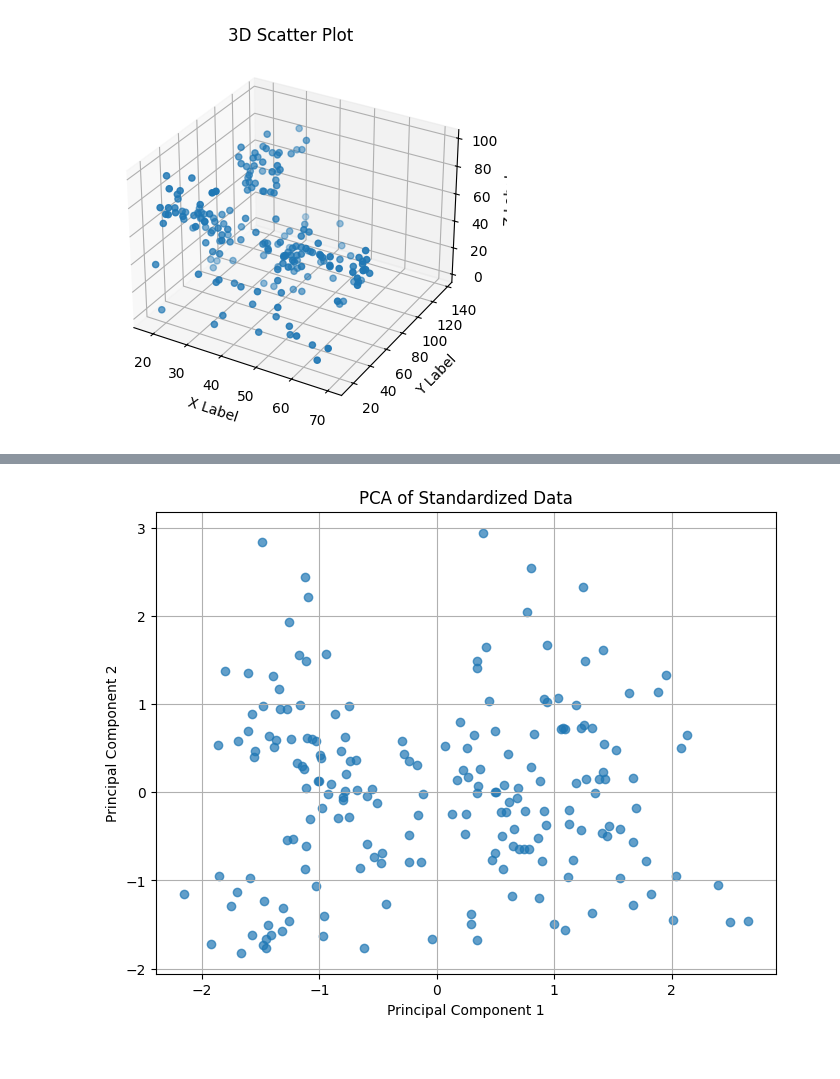
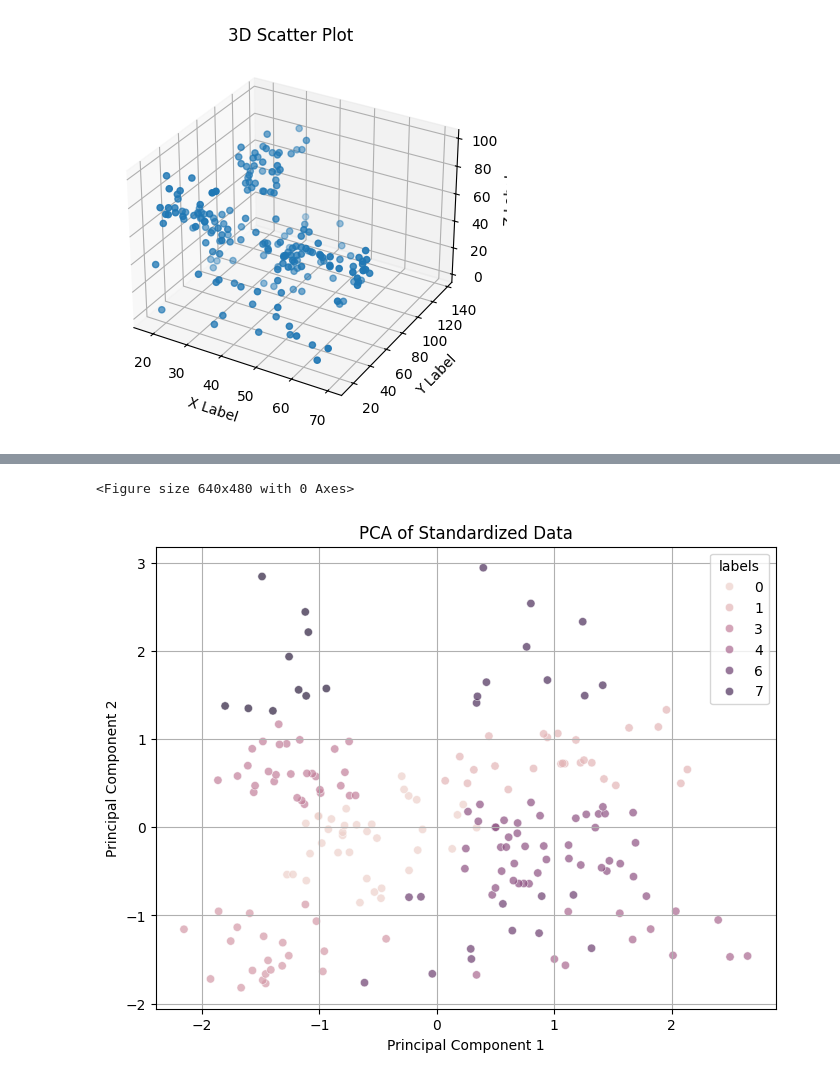
Before and after one commit to mechanekokirin/segmentation, a Jupyter notebook: m.ipynb, the cells around one changed output, grey strips where cells are left out. Saved outputs shown, nothing was run; the diff lists cells and outputs as text; code cells hidden in the pictures.

Commit message:
kmeans mal hecho sin normalizar

```diff
--- a/m.ipynb
+++ b/m.ipynb
@@ -86,0 +216,11 @@ pca_df = pd.DataFrame(data=X_pca, columns=['PC1', 'PC2'])
+# %%
+inertia=[]
+for j in range(1,10):
+    for i in range(1,10):
+        kmeans = KMeans(n_clusters=i)
+        kmeans.fit(df[["Age", "Annual Income (k$)",'Spending Score (1-100)']])
+        inertia.append(kmeans.inertia_)
+    plt.plot(range(1,10),inertia)
+
+
+plt.show()
@@ -86,0 +230,12 @@ pca_df = pd.DataFrame(data=X_pca, columns=['PC1', 'PC2'])
+# %%
+
+for j in range(1,100):
+    inertia=[]
+    for i in range(1,10):
+        kmeans = KMeans(n_clusters=i)
+        kmeans.fit(df[["Age", "Annual Income (k$)",'Spending Score (1-100)']])
+        inertia.append(kmeans.inertia_)
+    plt.plot(range(1,10),inertia,alpha=0.1,color="blue")
+
+
+plt.show()
@@ -86,0 +244,3 @@ pca_df = pd.DataFrame(data=X_pca, columns=['PC1', 'PC2'])
+# %%
+cluster = KMeans(n_clusters=i,n_init=1000)
+cluster.fit(df[["Age", "Annual Income (k$)",'Spending Score (1-100)']])
@@ -86,0 +249,4 @@ pca_df = pd.DataFrame(data=X_pca, columns=['PC1', 'PC2'])
+# %%
+cluster.labels_
+df["labels"] = cluster.labels_
+pca_df['labels'] = df['labels']
@@ -87,10 +262,17 @@ pca_df = pd.DataFrame(data=X_pca, columns=['PC1', 'PC2'])
 # %%
+fig = plt.figure()
+
+
+
+
 plt.figure(figsize=(8, 6))
-plt.scatter(pca_df['PC1'], pca_df['PC2'], alpha=0.7)
+sns.scatterplot(pca_df,x="PC1",y="PC2", alpha=0.7,hue="labels")
+
 plt.xlabel('Principal Component 1')
 plt.ylabel('Principal Component 2')
 plt.title('PCA of Standardized Data')
 plt.grid(True)
 plt.show()
 # %% [output]
+<Figure size 640x480 with 0 Axes>
-[figure, old version]
+[figure, new version]
```
Also changed, not shown: parts of 22 cells of this notebook.
